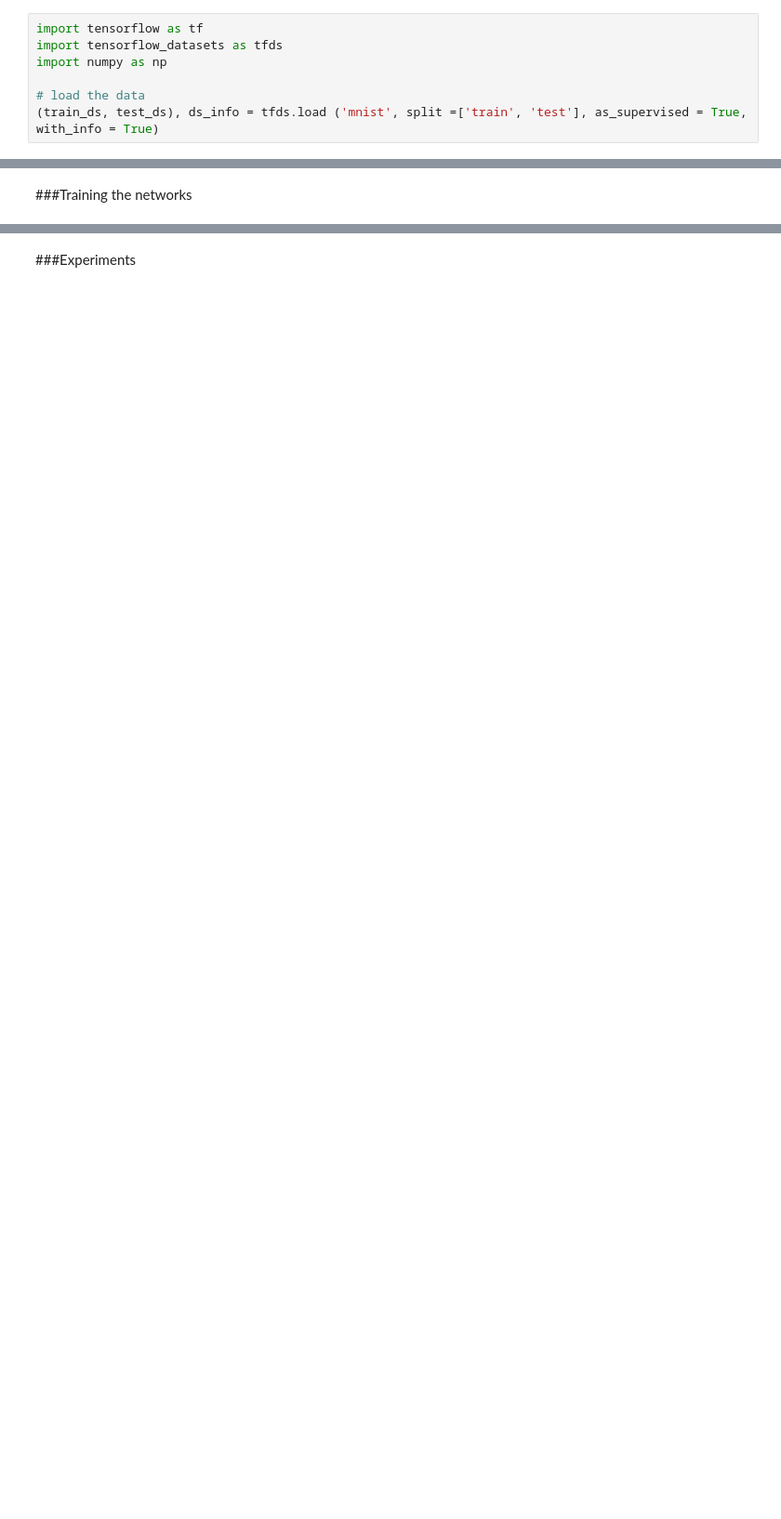
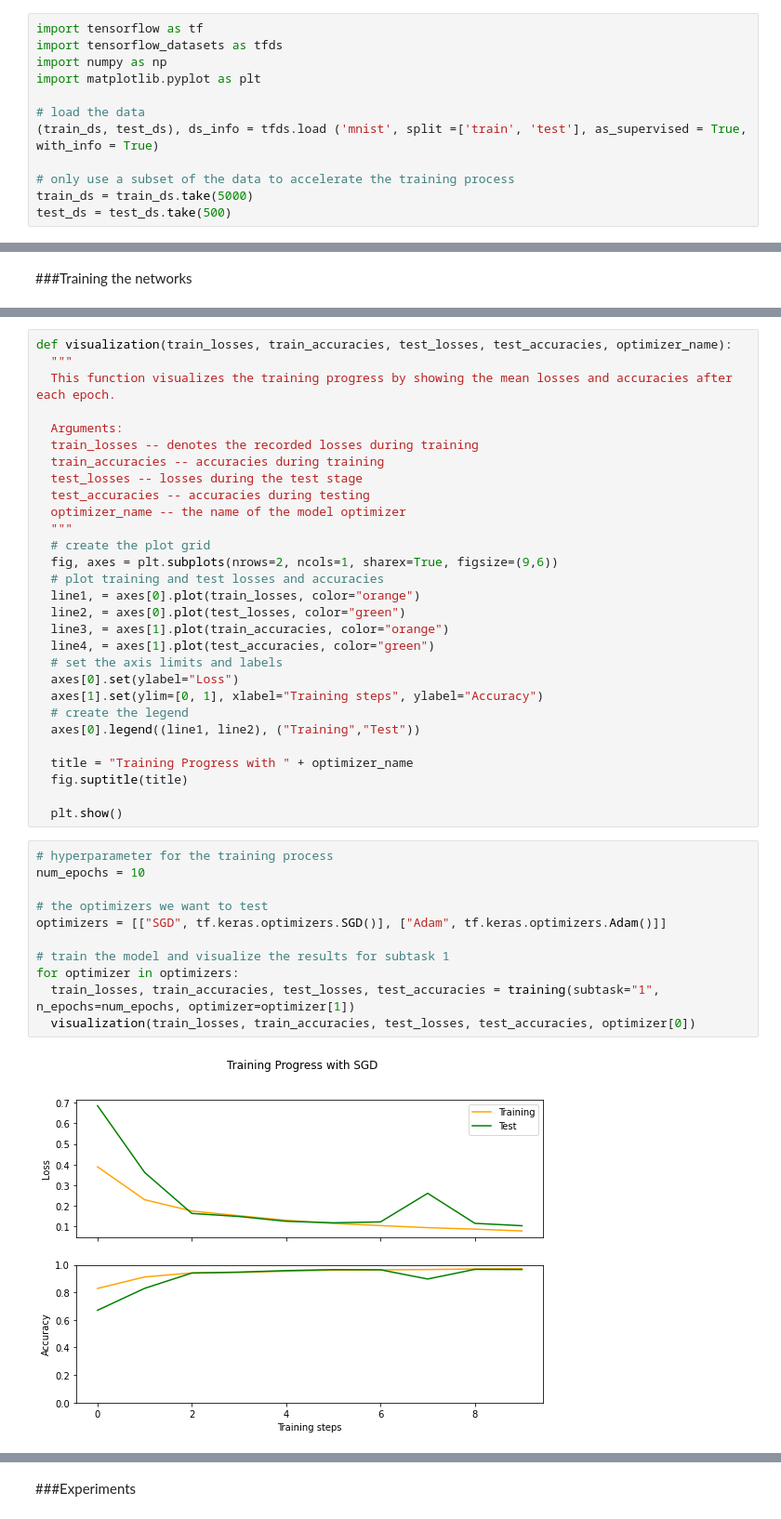
Before and after one commit to b-peters/IANNwTF-homework, a Jupyter notebook: homework04/homework04.ipynb, the cells around one changed output, grey strips where cells are left out. Shown: that part at 93% size. Cells and saved outputs as stored; diff of their text form; blank space fills up the shorter version.

Commit message:
Add optimizers and visualization

```diff
--- a/homework04/homework04.ipynb
+++ b/homework04/homework04.ipynb
@@ -8,6 +8,11 @@
 import tensorflow as tf
 import tensorflow_datasets as tfds
 import numpy as np
+import matplotlib.pyplot as plt
 
 # load the data
 (train_ds, test_ds), ds_info = tfds.load ('mnist', split =['train', 'test'], as_supervised = True, with_info = True)
+
+# only use a subset of the data to accelerate the training process
+train_ds = train_ds.take(5000)
+test_ds = test_ds.take(500)
@@ -261,0 +259,42 @@ training(subtask="1", n_epochs=num_epochs, optimizer=tf.keras.optimizers.Adam())
+# %%
+def visualization(train_losses, train_accuracies, test_losses, test_accuracies, optimizer_name):
+  """
+  This function visualizes the training progress by showing the mean losses and accuracies after each epoch.
+
+  Arguments:
+  train_losses -- denotes the recorded losses during training
+  train_accuracies -- accuracies during training
+  test_losses -- losses during the test stage
+  test_accuracies -- accuracies during testing
+  optimizer_name -- the name of the model optimizer
+  """
+  # create the plot grid
+  fig, axes = plt.subplots(nrows=2, ncols=1, sharex=True, figsize=(9,6))
+  # plot training and test losses and accuracies
+  line1, = axes[0].plot(train_losses, color="orange")
+  line2, = axes[0].plot(test_losses, color="green")
+  line3, = axes[1].plot(train_accuracies, color="orange")
+  line4, = axes[1].plot(test_accuracies, color="green")
+  # set the axis limits and labels
+  axes[0].set(ylabel="Loss")
+  axes[1].set(ylim=[0, 1], xlabel="Training steps", ylabel="Accuracy")
+  # create the legend
+  axes[0].legend((line1, line2), ("Training","Test"))
+
+  title = "Training Progress with " + optimizer_name
+  fig.suptitle(title)
+
+  plt.show()
+# %%
+# hyperparameter for the training process
+num_epochs = 10
+
+# the optimizers we want to test
+optimizers = [["SGD", tf.keras.optimizers.SGD()], ["Adam", tf.keras.optimizers.Adam()]]
+
+# train the model and visualize the results for subtask 1
+for optimizer in optimizers:
+  train_losses, train_accuracies, test_losses, test_accuracies = training(subtask="1", n_epochs=num_epochs, optimizer=optimizer[1])
+  visualization(train_losses, train_accuracies, test_losses, test_accuracies, optimizer[0])
+# %% [output]
+[figure, added]
```
Also changed, not shown: parts of 5 cells of this notebook.
